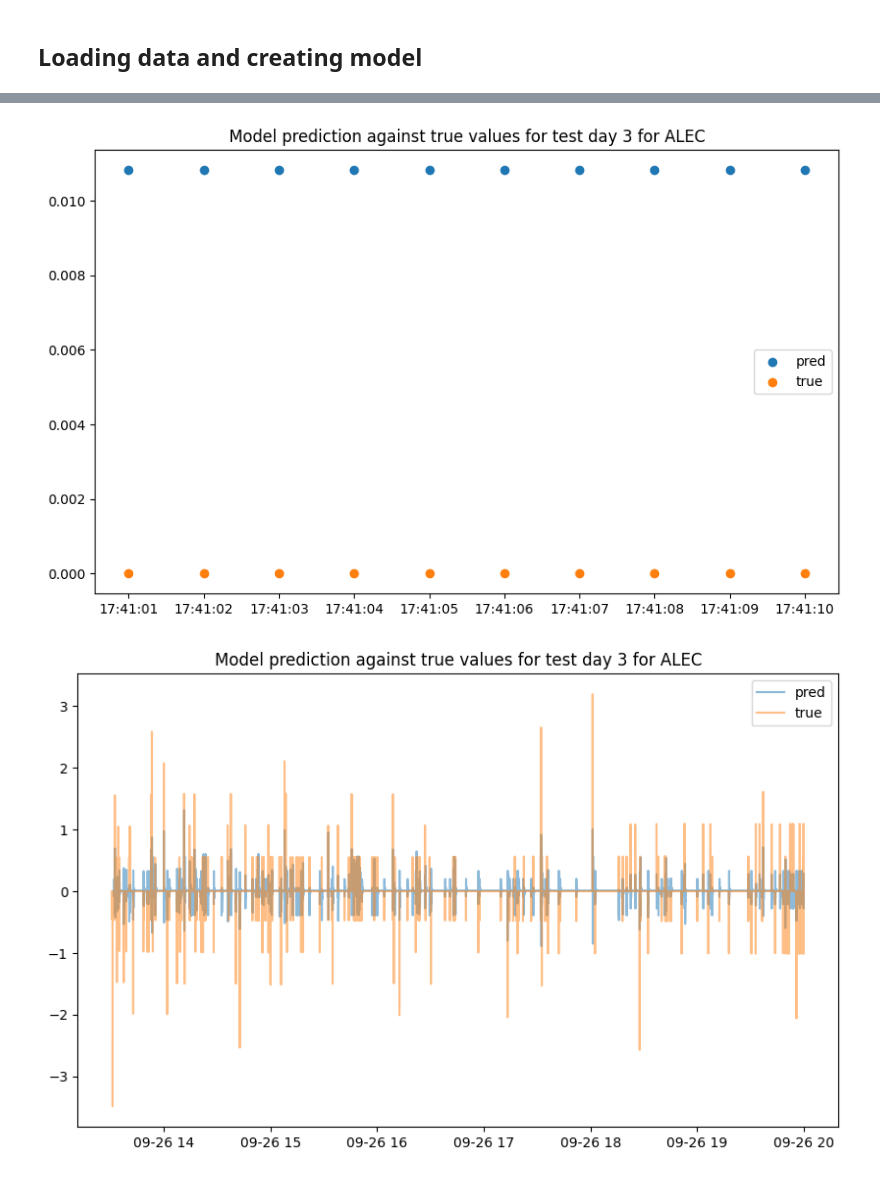
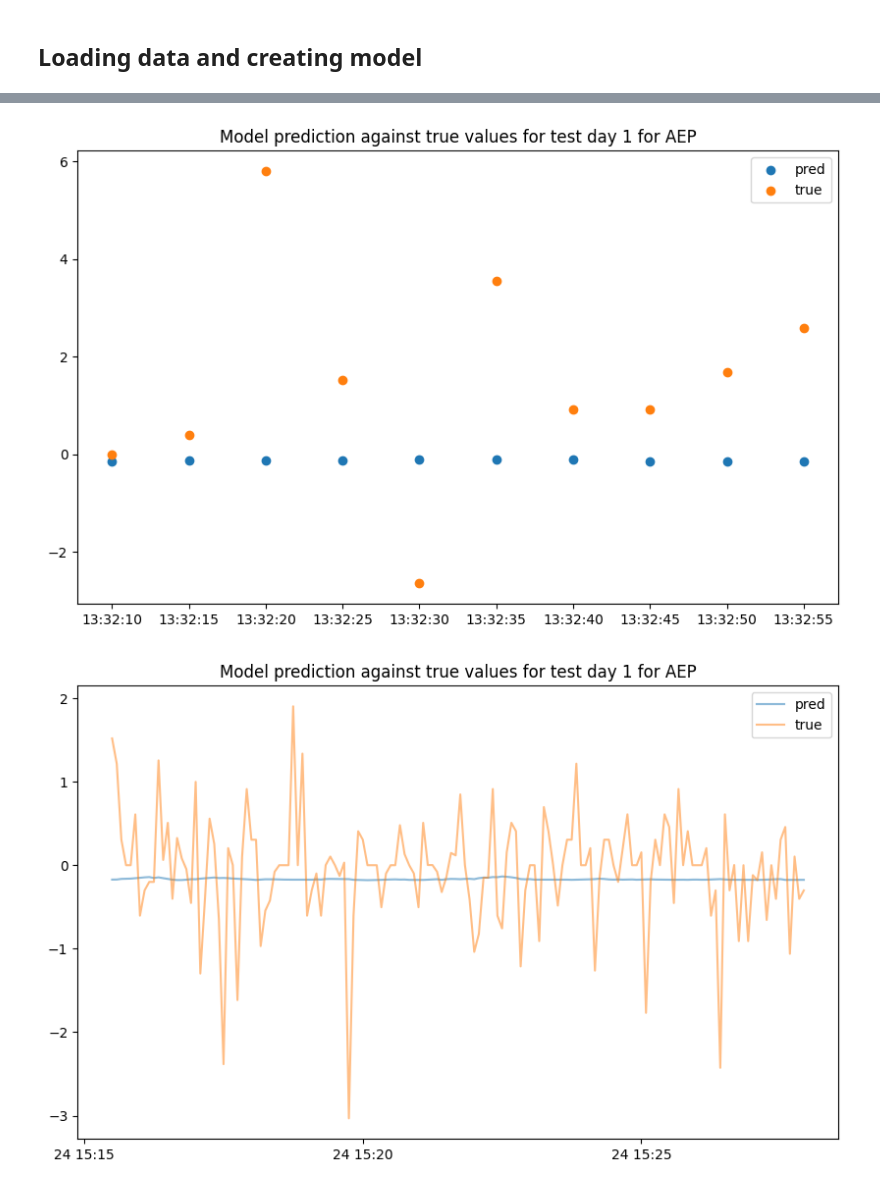
Before and after one commit to Sondringsen/ProjectThesis, a Jupyter notebook: notebooks/models/lstm_inspection.ipynb, the cells around one changed output, grey strips where cells are left out. Drawn from its saved outputs; the diff is of its cells as text; code cells hidden in the pictures.

```diff
--- a/notebooks/models/lstm_inspection.ipynb
+++ b/notebooks/models/lstm_inspection.ipynb
@@ -7,8 +7,8 @@ import matplotlib.pyplot as plt
 # %% [markdown]
 ## Some parameters
 # %%
-test_day = 3  # must be an element in [0, 1, 2, 3, 4, 5]
-ticker = "ALEC"
+test_day = 1  # must be an element in [0, 1, 2, 3, 4, 5]
+ticker = "AEP"
 # %% [markdown]
 ## Helper functions copied from src/models/lstm.py
 # %%
@@ -128,7 +128,8 @@ train = train.drop(columns=["ticker", "sip_timestamp"])
 test = test.drop(columns=["ticker", "sip_timestamp"])
 
 scaler = StandardScaler()
-columns_to_standardize = ["mid_price_log_return"]
+
+columns_to_standardize = train.columns[:-1] # standardize all columns except date
 
 for col in columns_to_standardize:
     scaler.fit(train.loc[train[col] != 0, [col]])
@@ -170,5 +158,5 @@ test.plot()
 # %%
-subset = slice(15000, 15010)
+subset = slice(10, 20)
 
 plt.figure(figsize=(10, 6))
 plt.scatter(ts.iloc[subset], y_pred[subset], label="pred")
@@ -177,16 +165,19 @@ plt.legend()
 plt.title(f"Model prediction against true values for test day {test_day} for {ticker}")
 plt.show()
 # %% [output]
-[figure, old version]
+[figure, new version]
 # %%
+mn = 1250
+mx = 1400
+
 plt.figure(figsize=(10, 6))
-plt.plot(ts.iloc[60:], y_pred[60:], label="pred", alpha=0.5)
-plt.plot(ts, y_test, label="true", alpha=0.5)
+plt.plot(ts.iloc[mn:mx], y_pred[mn:mx], label="pred", alpha=0.5)
+plt.plot(ts.iloc[mn:mx], y_test[mn:mx], label="true", alpha=0.5)
 plt.legend()
 plt.title(f"Model prediction against true values for test day {test_day} for {ticker}")
 plt.show()
 # %% [output]
-[figure, old version]
+[figure, new version]
 # %%
 model_loss = np.mean((y_test-y_pred)**2)
 martingale_loss = np.mean((y_test-0)**2)
```
Also changed, not shown: parts of 9 cells of this notebook, 8 other files.
